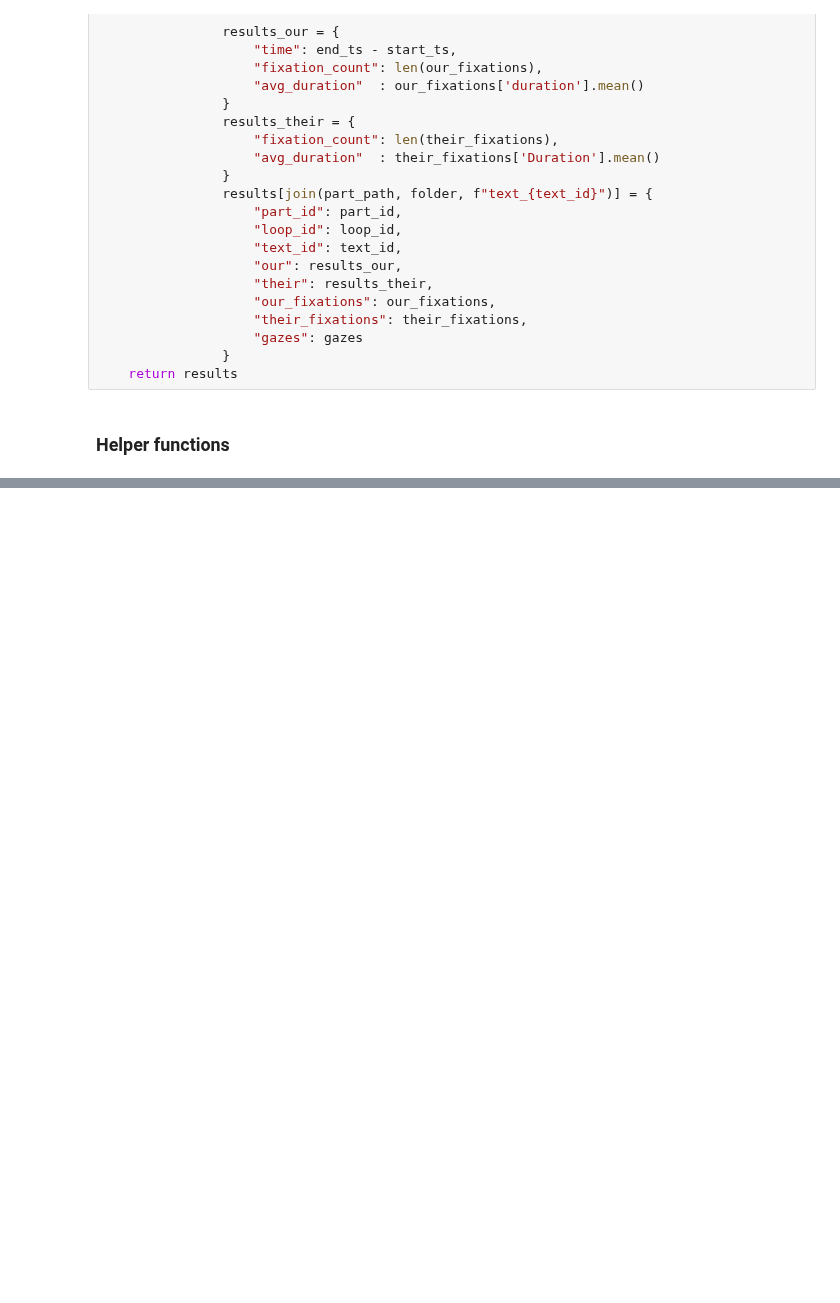
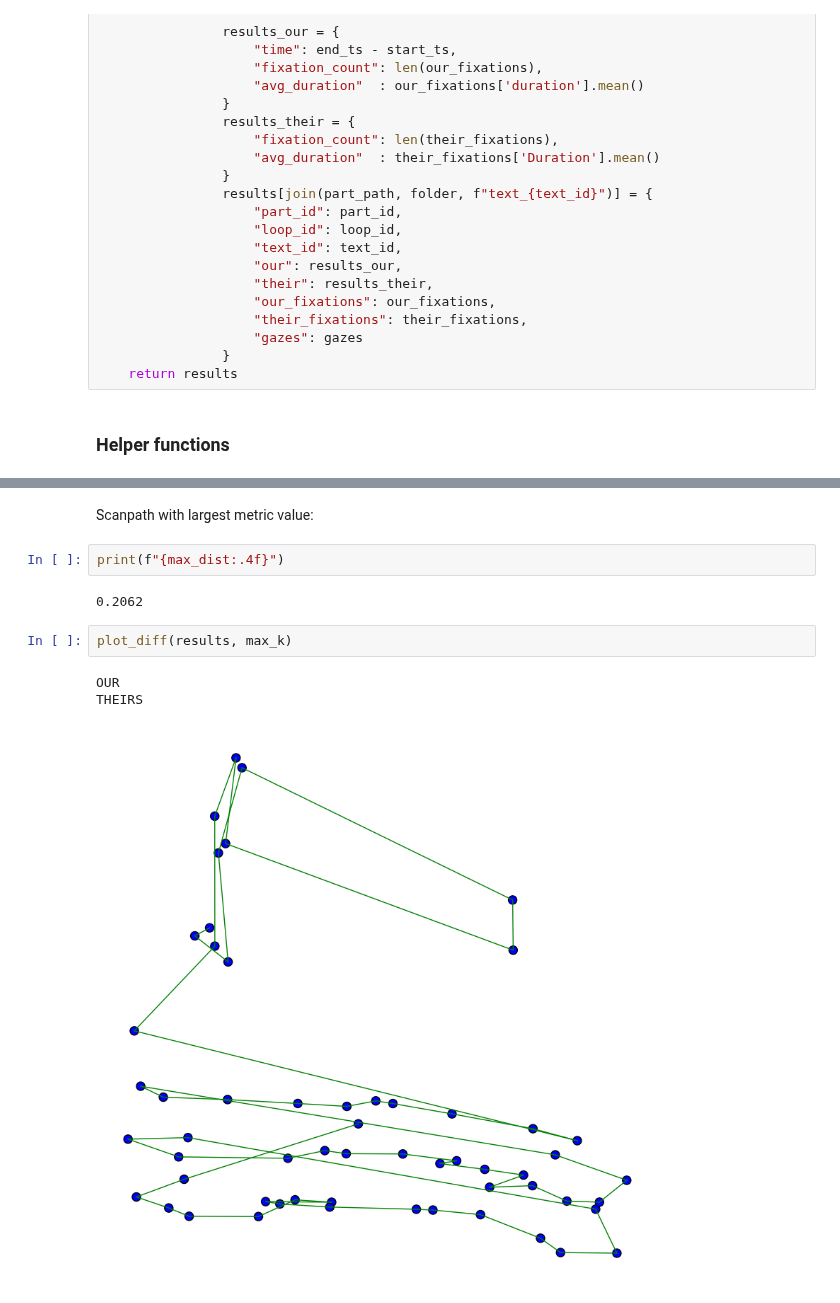
Before and after one commit to hse-scila/EyeFeatures, a Jupyter notebook: experiments/fixation_extraction.ipynb, the cells around one changed output, grey strips where cells are left out. Cells and saved outputs as stored; diff of their text form; blank space fills up the shorter version.

```diff
--- a/experiments/fixation_extraction.ipynb
+++ b/experiments/fixation_extraction.ipynb
@@ -237,0 +265,12 @@ THEIRS
+# %% [markdown]
+Scanpath with largest metric value:
+# %%
+print(f"{max_dist:.4f}")
+# %% [output]
+0.2062
+# %%
+plot_diff(results, max_k)
+# %% [output]
+OUR
+THEIRS
+[figure, added]
```
Also changed, not shown: parts of 12 cells of this notebook.
